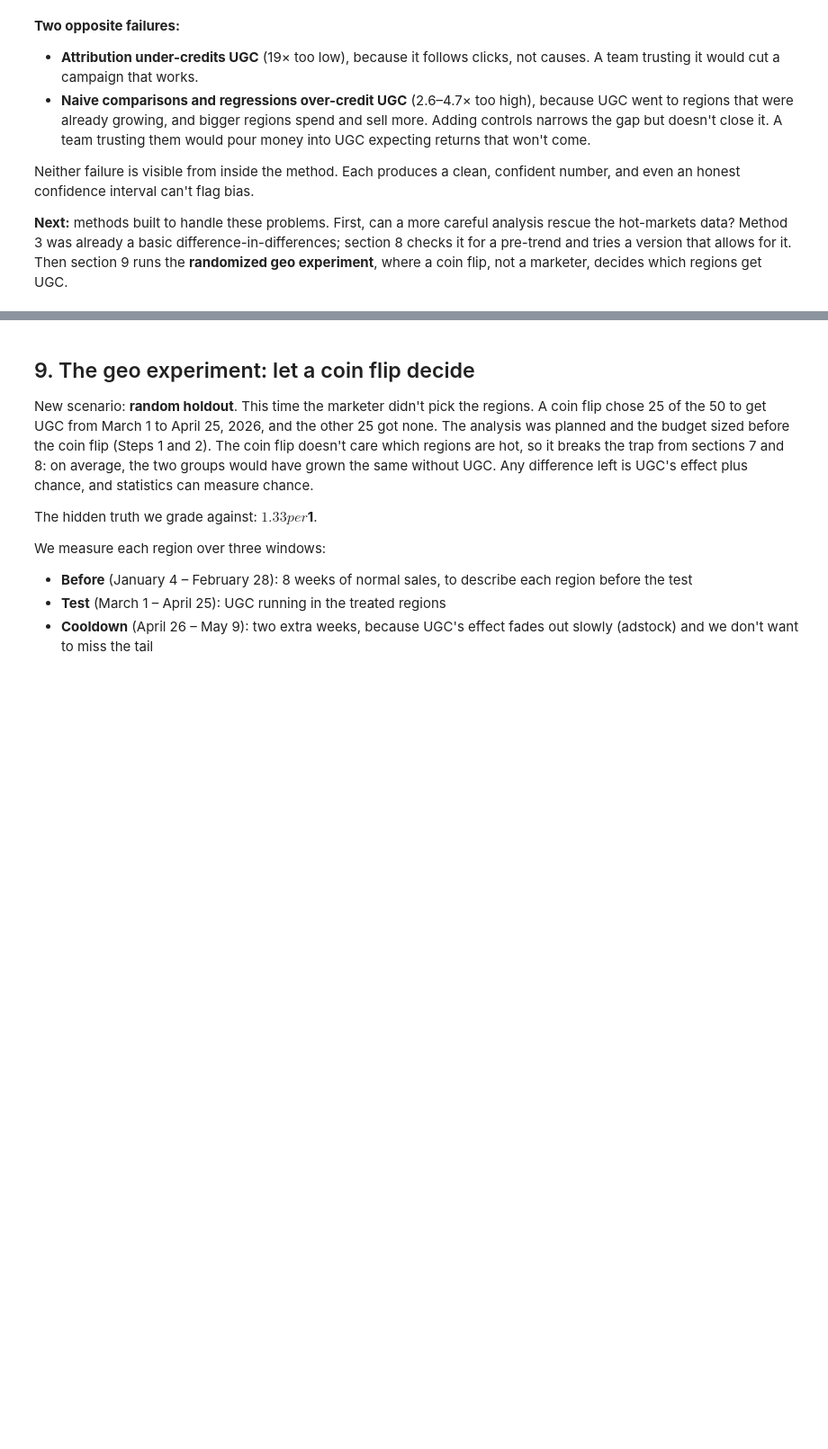
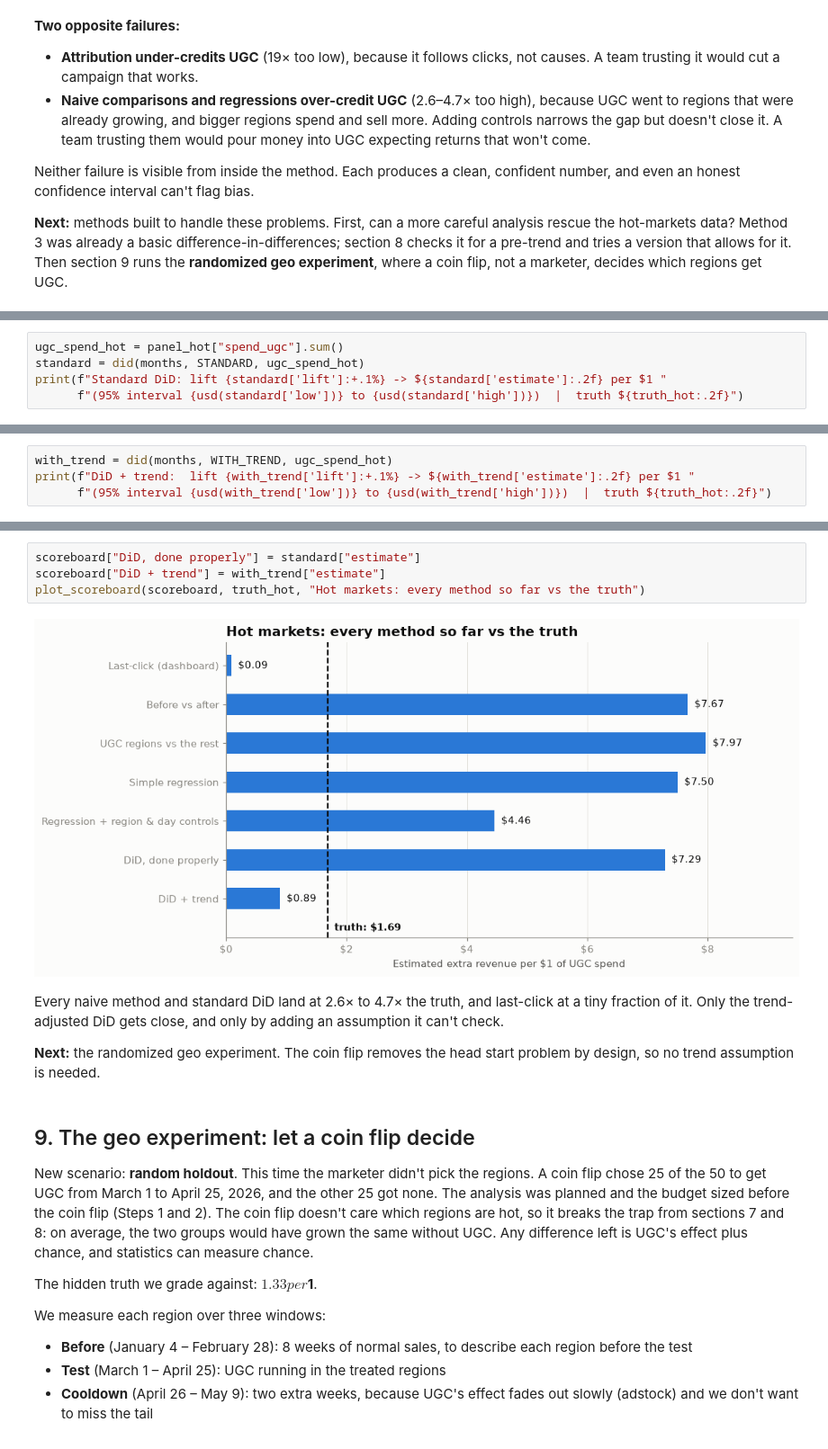
Before and after one commit to menni99/incrementality-mmm-lab, a Jupyter notebook: incrementality.ipynb, the cells around one changed output, grey strips where cells are left out. Shown at 90% size. Drawn from its saved outputs; the diff is of its cells as text; blank space fills up the shorter version.

```diff
--- a/incrementality.ipynb
+++ b/incrementality.ipynb
@@ -1164,0 +1291,5 @@ Neither failure is visible from inside the method. Each produces a clean, confid
+# %%
+ugc_spend_hot = panel_hot["spend_ugc"].sum()
+standard = did(months, STANDARD, ugc_spend_hot)
+print(f"Standard DiD: lift {standard['lift']:+.1%} -> ${standard['estimate']:.2f} per $1 "
+      f"(95% interval {usd(standard['low'])} to {usd(standard['high'])})  |  truth ${truth_hot:.2f}")
@@ -1164,0 +1308,4 @@ Neither failure is visible from inside the method. Each produces a clean, confid
+# %%
+with_trend = did(months, WITH_TREND, ugc_spend_hot)
+print(f"DiD + trend:  lift {with_trend['lift']:+.1%} -> ${with_trend['estimate']:.2f} per $1 "
+      f"(95% interval {usd(with_trend['low'])} to {usd(with_trend['high'])})  |  truth ${truth_hot:.2f}")
@@ -1165,3 +1364,13 @@ Neither failure is visible from inside the method. Each produces a clean, confid
+# %%
+scoreboard["DiD, done properly"] = standard["estimate"]
+scoreboard["DiD + trend"] = with_trend["estimate"]
+plot_scoreboard(scoreboard, truth_hot, "Hot markets: every method so far vs the truth")
+# %% [output]
+[figure, added]
+# %% [markdown]
+Every naive method and standard DiD land at 2.6× to 4.7× the truth, and last-click at a tiny fraction of it. Only the trend-adjusted DiD gets close, and only by adding an assumption it can't check.
+
+**Next:** the randomized geo experiment. The coin flip removes the head start problem by design, so no trend assumption is needed.
 # %% [markdown]
 ## 9. The geo experiment: let a coin flip decide
 
```
Also changed, not shown: parts of 19 cells of this notebook.
